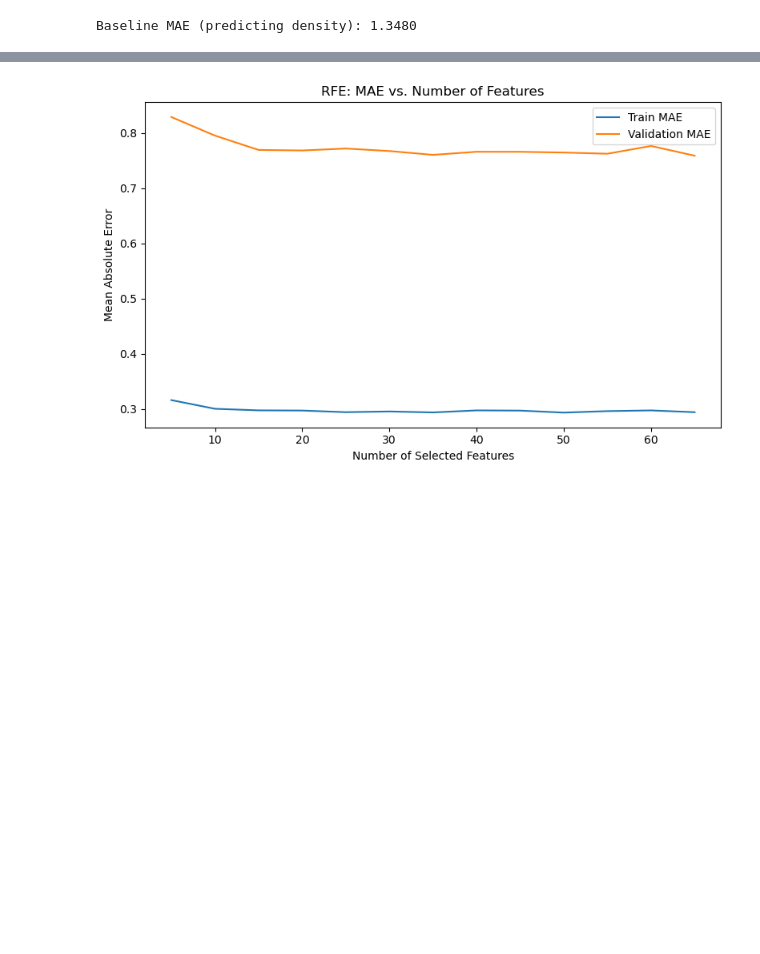
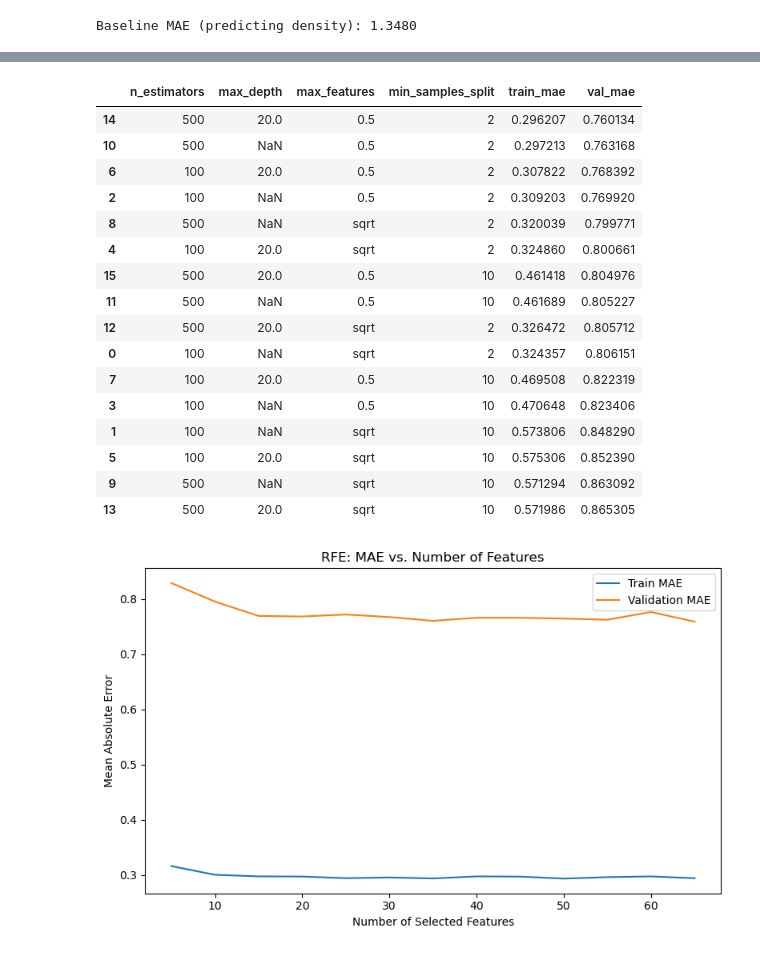
Before and after one commit to coenradtt/ML4MSD-HW-CoenradtT, a Jupyter notebook: Final Project/Final_project_template.ipynb, the cells around one changed output, grey strips where cells are left out. Cells and saved outputs as stored; diff of their text form; code cells hidden in the pictures; blank space fills up the shorter version.

```diff
--- a/Final Project/Final_project_template.ipynb
+++ b/Final Project/Final_project_template.ipynb
@@ -710,3 +745,68 @@ baseline_mae = mean_absolute_error(y_val, [mean_train] * len(y_val))
 print(f"Baseline MAE (predicting density): {baseline_mae:.4f} ")
 # %% [output]
 Baseline MAE (predicting density): 1.3480
+# %%
+from sklearn.ensemble import RandomForestRegressor
+from sklearn.metrics import mean_absolute_error
+from itertools import product
+from tqdm.notebook import tqdm
+import matplotlib.pyplot as plt
+
+# SELECTION OF HYPERPARAMETERS
+param_grid = {
+    "n_estimators": [100, 500],
+    "max_depth": [None, 20],
+    "max_features": ["sqrt", 0.5],
+    "min_samples_split": [2, 10],
+}
+
+# Generate all combinations
+param_combinations = list(product(
+    param_grid["n_estimators"],
+    param_grid["max_depth"],
+    param_grid["max_features"],
+    param_grid["min_samples_split"]
+))
+results = []
+
+#Train each model
+for (n_est, depth, max_feat, min_split) in tqdm(param_combinations, desc="Training 16 RF models"):
+
+    rf = RandomForestRegressor(
+        n_estimators=n_est,
+        max_depth=depth,
+        max_features=max_feat,
+        min_samples_split=min_split,
+        random_state=17,
+        n_jobs=-1
+    )
+
+    rf.fit(X_train, y_train)
+    y_train_pred = rf.predict(X_train)
+    y_val_pred = rf.predict(X_val)
+
+    train_mae = mean_absolute_error(y_train, y_train_pred)
+    val_mae = mean_absolute_error(y_val, y_val_pred)
+
+    results.append({
+        "n_estimators": n_est,
+        "max_depth": depth,
+        "max_features": max_feat,
+        "min_samples_split": min_split,
+        "train_mae": train_mae,
+        "val_mae": val_mae
+    })
+
+import pandas as pd
+results_df = pd.DataFrame(results)
+
+#pick lowest MAE
+best_row = results_df.loc[results_df["val_mae"].idxmin()]
+print("Best Hyperparameters:")
+print(best_row)
+
+print("\nBest Validation MAE:", best_row["val_mae"])
+
+# Show full table sorted by validation performance
+display(results_df.sort_values("val_mae"))
+# %% [output]
@@ -712,0 +823,17 @@ Baseline MAE (predicting density): 1.3480
+|  | n_estimators | max_depth | max_features | min_samples_split | train_mae | val_mae |
+| 14 | 500 | 20.0 | 0.5 | 2 | 0.296207 | 0.760134 |
+| 10 | 500 | NaN | 0.5 | 2 | 0.297213 | 0.763168 |
+| 6 | 100 | 20.0 | 0.5 | 2 | 0.307822 | 0.768392 |
+| 2 | 100 | NaN | 0.5 | 2 | 0.309203 | 0.769920 |
+| 8 | 500 | NaN | sqrt | 2 | 0.320039 | 0.799771 |
+| 4 | 100 | 20.0 | sqrt | 2 | 0.324860 | 0.800661 |
+| 15 | 500 | 20.0 | 0.5 | 10 | 0.461418 | 0.804976 |
+| 11 | 500 | NaN | 0.5 | 10 | 0.461689 | 0.805227 |
+| 12 | 500 | 20.0 | sqrt | 2 | 0.326472 | 0.805712 |
+| 0 | 100 | NaN | sqrt | 2 | 0.324357 | 0.806151 |
+| 7 | 100 | 20.0 | 0.5 | 10 | 0.469508 | 0.822319 |
+| 3 | 100 | NaN | 0.5 | 10 | 0.470648 | 0.823406 |
+| 1 | 100 | NaN | sqrt | 10 | 0.573806 | 0.848290 |
+| 5 | 100 | 20.0 | sqrt | 10 | 0.575306 | 0.852390 |
+| 9 | 500 | NaN | sqrt | 10 | 0.571294 | 0.863092 |
+| 13 | 500 | 20.0 | sqrt | 10 | 0.571986 | 0.865305 |
```
Also changed, not shown: parts of 7 cells of this notebook.
